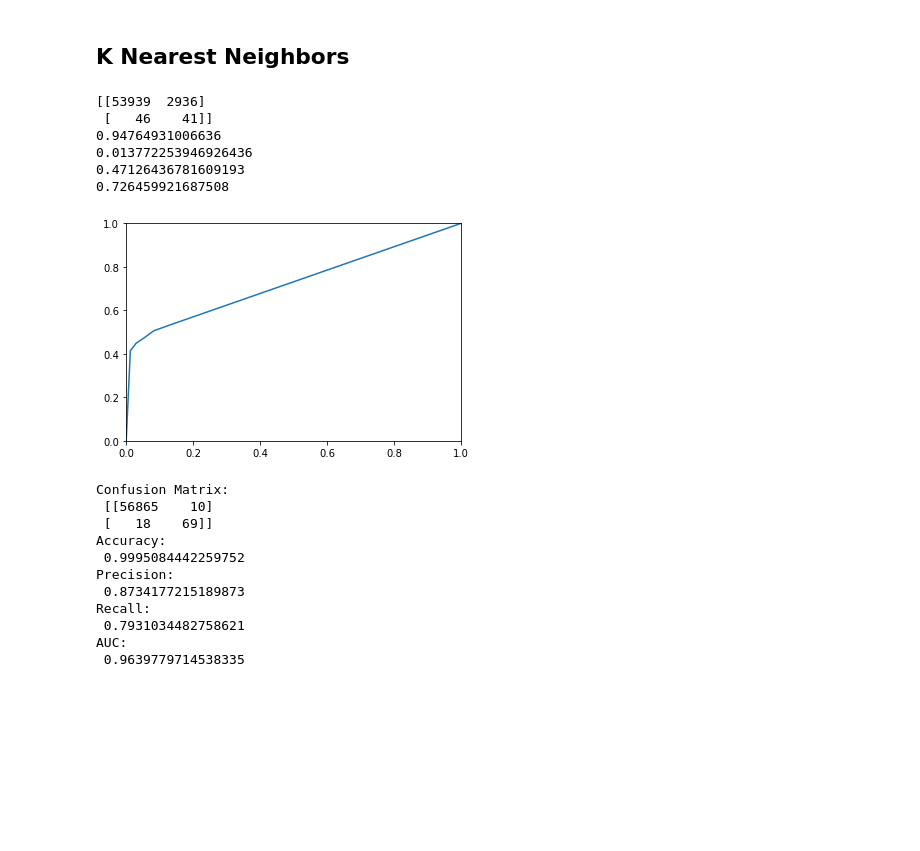
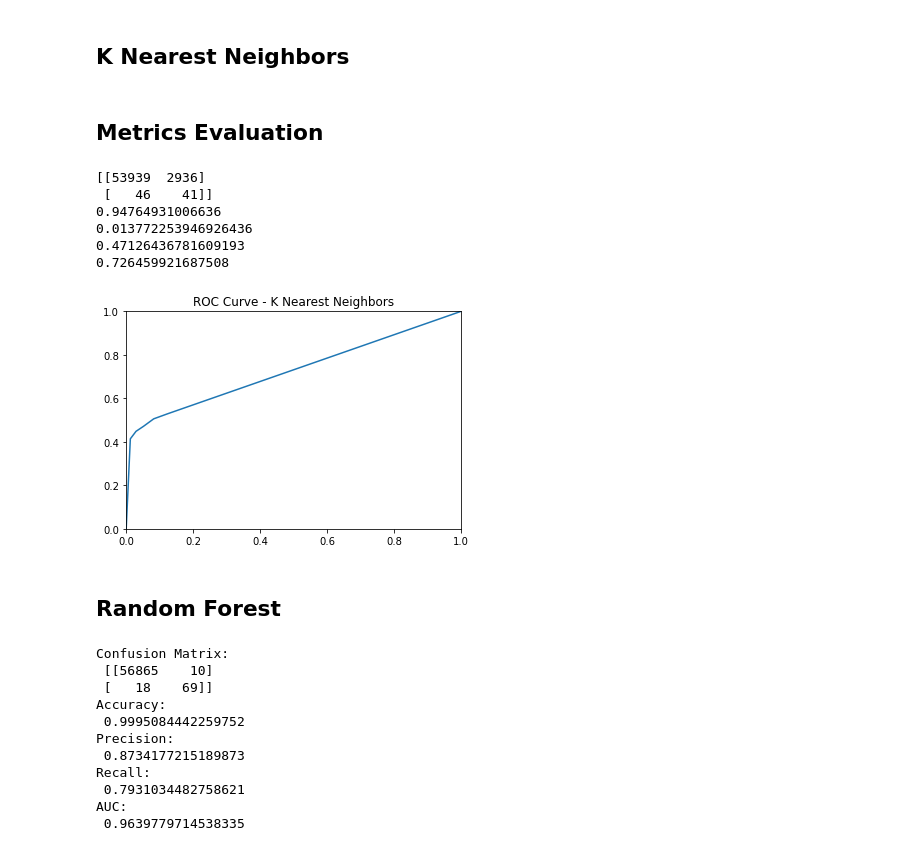
Before and after one commit to vishnugopu/Credit-Card-Fraud-Detection, a Jupyter notebook: CreditCardFraudDetection.ipynb, the cells around one changed output. Drawn from its saved outputs; the diff is of its cells as text; code cells hidden in the pictures; blank space fills up the shorter version.

```diff
--- a/CreditCardFraudDetection.ipynb
+++ b/CreditCardFraudDetection.ipynb
@@ -114,4 +114,6 @@ knn=KNeighborsClassifier(n_neighbors=5)
 knn.fit(X_sm,y_sm)
 y_knn=knn.predict(X_test)
 y_knn_prob=knn.predict_proba(X_test)[:,1]
+# %% [markdown]
+## Metrics Evaluation
 # %%
@@ -129,12 +130,14 @@ print(metrics.roc_auc_score(y_test,y_knn_prob))
 0.47126436781609193
 0.726459921687508
 # %%
-#plotting the ROC curve
 fpr,tpr,thresholds=metrics.roc_curve(y_test,y_knn_prob)
 plt.plot(fpr,tpr)
 plt.xlim([0.0,1.0])
 plt.ylim([0.0,1.0])
+plt.title('ROC Curve - K Nearest Neighbors')
 plt.show()
 # %% [output]
-[figure, old version]
+[figure, new version]
+# %% [markdown]
+## Random Forest
 # %%
```
Also changed, not shown: parts of 2 cells of this notebook.
